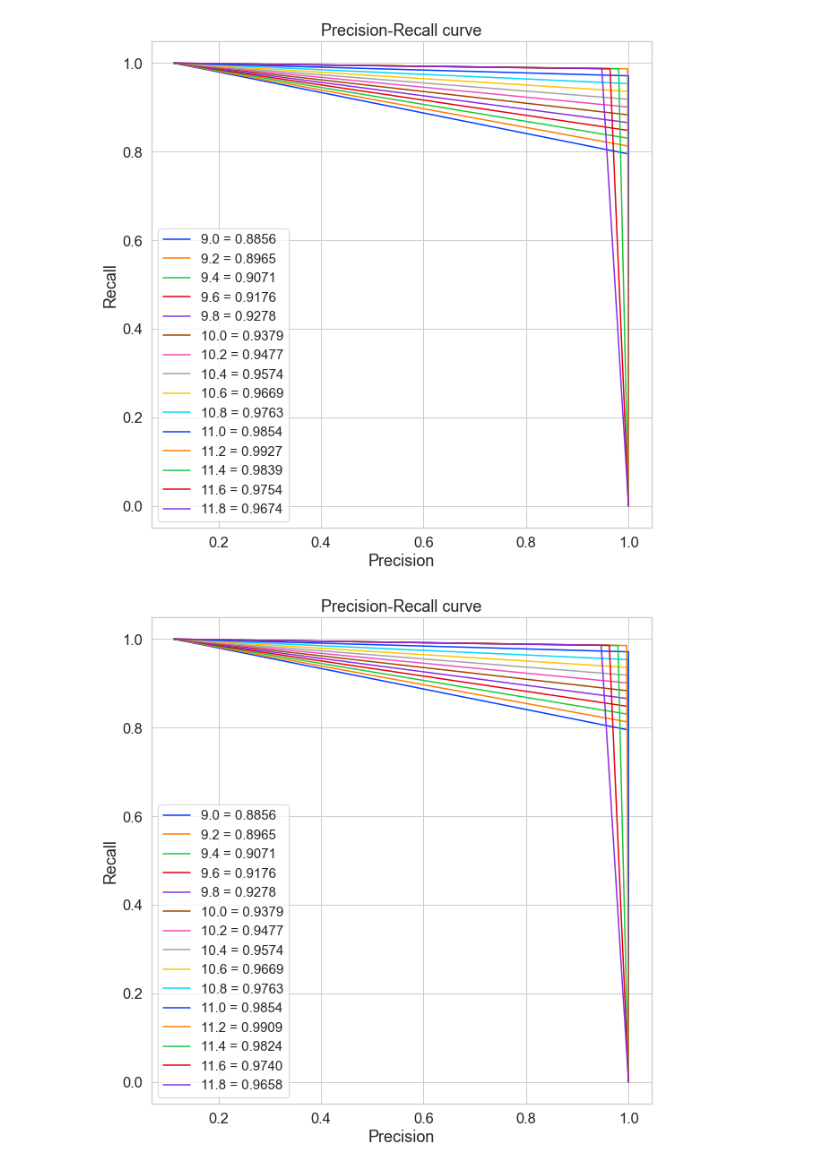
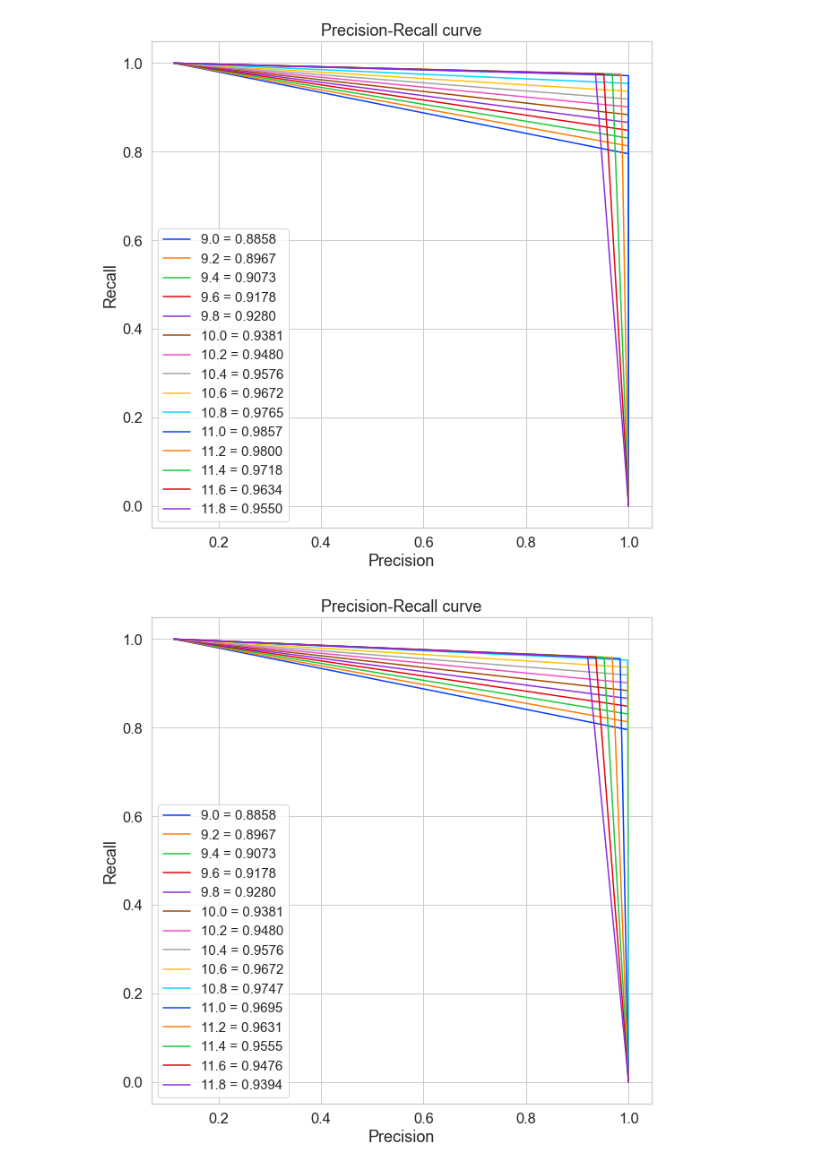
Before and after one commit to 98uranus/Autoencoder, a Jupyter notebook: Performance_graph2.ipynb, the cells around one changed output. Cells and saved outputs as stored; diff of their text form; code cells hidden in the pictures.

```diff
--- a/Performance_graph2.ipynb
+++ b/Performance_graph2.ipynb
@@ -30,6 +30,9 @@ print(df.shape)
 df2 = pd.read_csv("Autoencoder_wind.csv")
 print(df2.shape)
 
+df3 = pd.read_csv("Autoencoder_wind2.csv")
+print(df3.shape)
+
 LABELS = ["Normal", "Abnormal"]
 
 count_classes =pd.value_counts(df['Class'], sort = True)
@@ -42,6 +45,14 @@ plt.show();
 
 count_classes2 =pd.value_counts(df2['Class'], sort = True)
 count_classes2.plot(kind = 'bar', rot=0)
+plt.title("Data Class distribution")
+plt.xticks(range(2), LABELS)
+plt.xlabel("Class")
+plt.ylabel("Data")
+plt.show();
+
+count_classes3 =pd.value_counts(df3['Class'], sort = True)
+count_classes3.plot(kind = 'bar', rot=0)
 plt.title("Data Class distribution")
 plt.xticks(range(2), LABELS)
 plt.xlabel("Class")
@@ -74,6 +85,18 @@ data2['R'] = r2d * data2['R']
 data2['Phi'] = r2d * data2['Phi']
 data2['Theta'] = r2d * data2['Theta']
 data2['Psi'] = r2d * data2['Psi']
+
+data3 = df3.drop(['Time'], axis=1)
+# y_true2 = df2['Class']
+
+r2d = 180/pi
+
+data3['P'] = r2d * data3['P']
+data3['Q'] = r2d * data3['Q']
+data3['R'] = r2d * data3['R']
+data3['Phi'] = r2d * data3['Phi']
+data3['Theta'] = r2d * data3['Theta']
+data3['Psi'] = r2d * data3['Psi']
 # %% [output]
 (39000, 14)
 (40000, 14)
@@ -82,5 +107,5 @@ data2['Psi'] = r2d * data2['Psi']
 # %%
-X_train, X_test = train_test_split(data2, test_size=0.5, random_state=RANDOM_SEED)
+X_train, X_test = train_test_split(data3, test_size=0.5, random_state=RANDOM_SEED)
 X_train = X_train[X_train.Class == 0]
 y_train = X_train['Class']
 X_train = pd.DataFrame(X_train)
@@ -330,9 +355,9 @@ def GMM_Rate_Select2(GMM_model, Model_Names2, rate):
 # %%
 # DAGMM
 rate = list(np.arange(9,12,0.2))
-Model_Names2 = ["DAGMM_h8_l4","DAGMM_origin_l4","DAGMM2_h8_l4","DAGMM2_origin_l4"]
-DA_models = ["DAGMM_AE_h8_l4","DAGMM_AE_origin_l4","DAGMM_AE2_h8_l4","DAGMM_AE2_origin_l4"]
-GMM_models = ["DAGMM_GMM_h8_l4_n1.pkl","DAGMM_GMM_origin_l4_n1.pkl","DAGMM_GMM2_h8_l4_n1.pkl","DAGMM_GMM2_origin_l4_n1.pkl"]
+Model_Names2 = ["DAGMM_h8_l4_n1","DAGMM_h8_l4_n2","DAGMM2_h8_l4_n1","DAGMM2_h8_l4_n2"]
+DA_models = ["DAGMM_AE_h8_l4","DAGMM_AE_h8_l4","DAGMM_AE2_h8_l4","DAGMM_AE2_h8_l4"]
+GMM_models = ["DAGMM_GMM_h8_l4_n1.pkl","DAGMM_GMM_h8_l4_n2.pkl","DAGMM_GMM2_h8_l4_n1.pkl","DAGMM_GMM2_h8_l4_n2.pkl"]
 GMM_model = {}
 for key in list(GMM_model.keys()):
     name = Model_Names2
@@ -353,2 +378,2 @@ GMM_Rate_Select(GMM_model, Model_Names2[3], rate)
-[figure, old version]
+[figure, new version]
-[figure, old version]
+[figure, new version]
```
Also changed, not shown: parts of 4 cells of this notebook, 3 other files.
